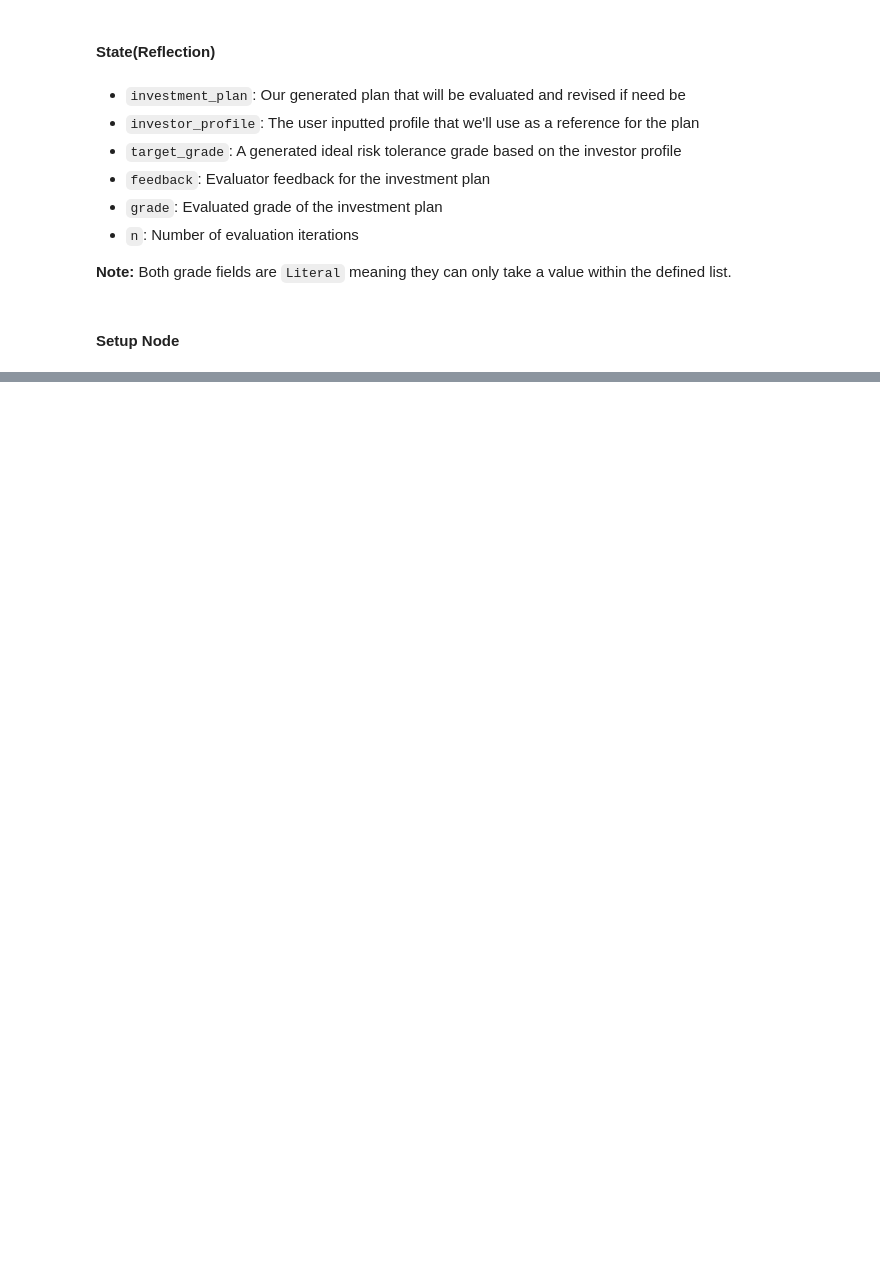
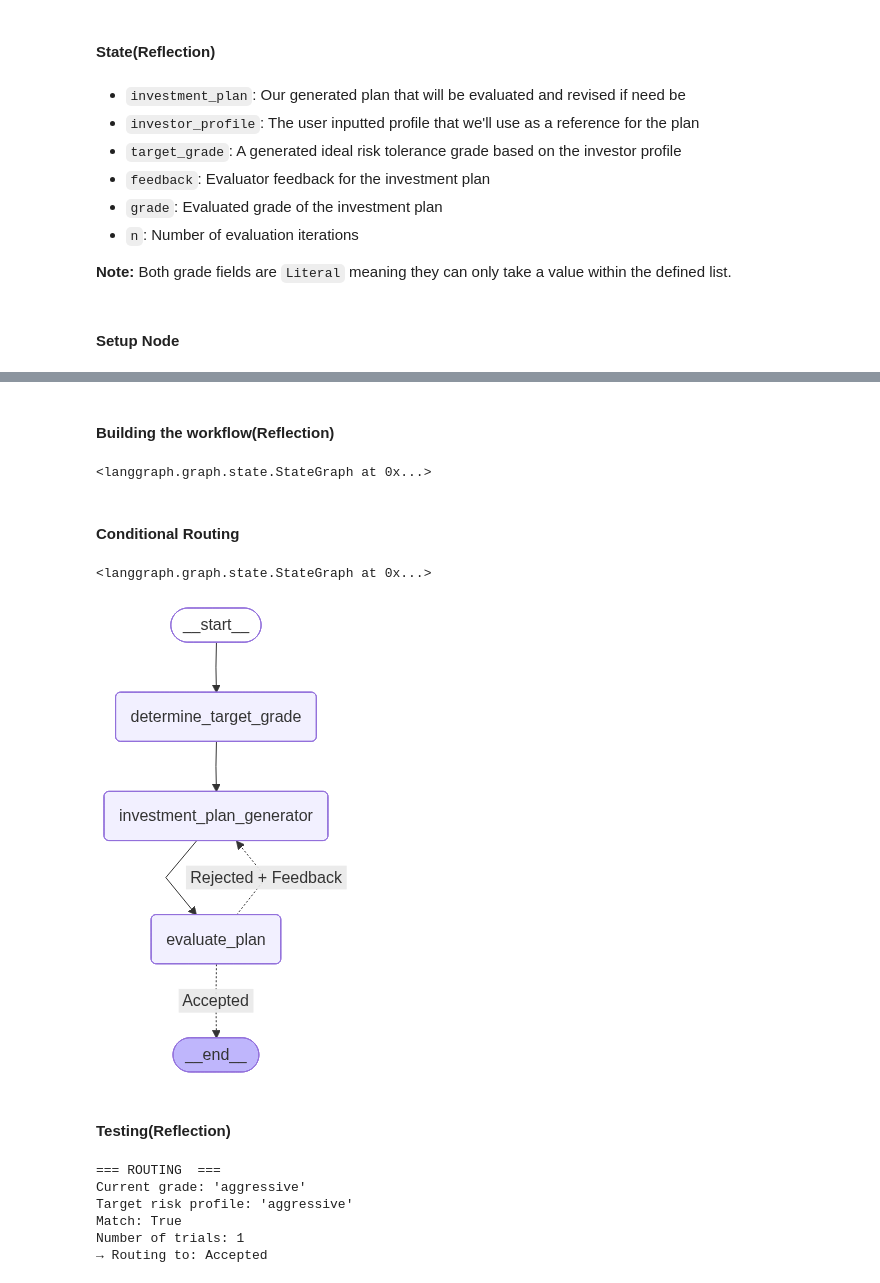
Before and after one commit to pk-790324/Agentic_design_patterns, a Jupyter notebook: langgraph/workflow_pattern_reflection.ipynb, the cells around one changed output, grey strips where cells are left out. Drawn from its saved outputs; the diff is of its cells as text; code cells hidden in the pictures; blank space fills up the shorter version.

Commit message:
reflection patterns completed

```diff
--- a/langgraph/workflow_pattern_reflection.ipynb
+++ b/langgraph/workflow_pattern_reflection.ipynb
@@ -99,0 +124,5 @@ pprint(dummy_state)
+# %%
+# evaluator output schema
+class Feedback(BaseModel):
+    grade:grades=Field(description="Classify the investment based on risk level, ranging from ultra-conservative to high risk.")
+    feedback: str=Field(description="Provide reasoning for the risk classifications assigned to the investment suggestions")
@@ -99,0 +342,60 @@ pprint(dummy_state)
+# %% [markdown]
+#### Building the workflow(Reflection)
+# %%
+# initialize StateGraph with the given State schema
+optimizer_builder = StateGraph(State)
+
+# add the setup, generator, and evaluator nodes
+optimizer_builder.add_node("determine_target_grade", determine_target_grade)
+optimizer_builder.add_node("investment_plan_generator", investment_plan_generator)
+optimizer_builder.add_node("evaluate_plan", evaluate_plan)
+
+# define the flow with edges
+optimizer_builder.add_edge(START, "determine_target_grade")
+optimizer_builder.add_edge("determine_target_grade", "investment_plan_generator")
+optimizer_builder.add_edge("investment_plan_generator", "evaluate_plan")
+# %% [output]
+<langgraph.graph.state.StateGraph at 0x...>
+# %% [markdown]
+#### Conditional Routing
+# %%
+# add conditional edge for reflection
+optimizer_builder.add_conditional_edges(
+    "evaluate_plan",
+    lambda state: route_investment(state),
+    {
+        "Accepted": END,
+        "Rejected + Feedback": "investment_plan_generator",
+    },
+)
+# %% [output]
+<langgraph.graph.state.StateGraph at 0x...>
+# %%
+# compile the workflow
+optimizer_workflow = optimizer_builder.compile()
+# %%
+# display the graph
+from IPython.display import Image,display
+display(Image(optimizer_workflow.get_graph().draw_mermaid_png()))
+# %% [output]
+[figure, added]
+# %% [markdown]
+#### Testing(Reflection)
+# %%
+# invoke the workflow with an example investor profile
+state = optimizer_workflow.invoke({
+    "investor_profile": (
+        "Age: 29\n"
+        "Salary: $110,000\n"
+        "Assets: $40,000\n"
+        "Goal: Achieve financial independence by age 45\n"
+        "Risk tolerance: High"
+    )
+})
+# %% [output]
+=== ROUTING  ===
+Current grade: 'aggressive'
+Target risk profile: 'aggressive'
+Match: True
+Number of trials: 1
+→ Routing to: Accepted
```
Also changed, not shown: parts of 19 cells of this notebook.
